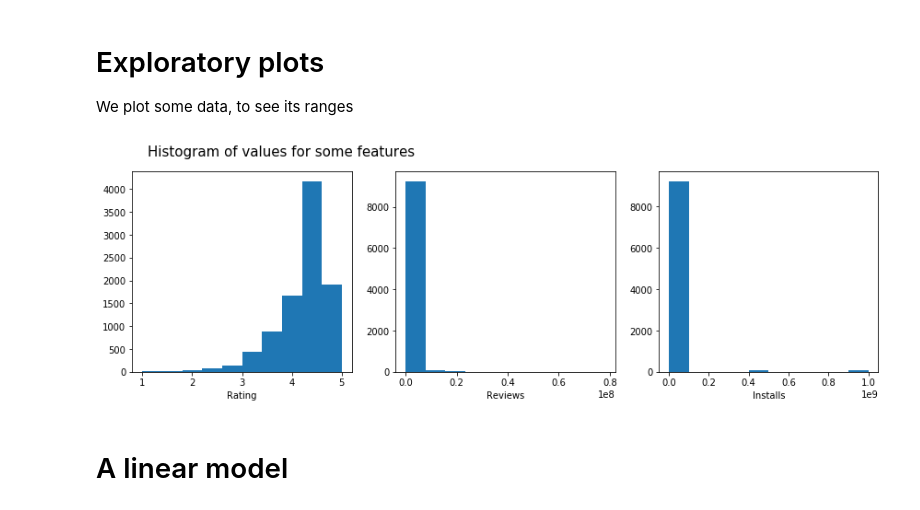
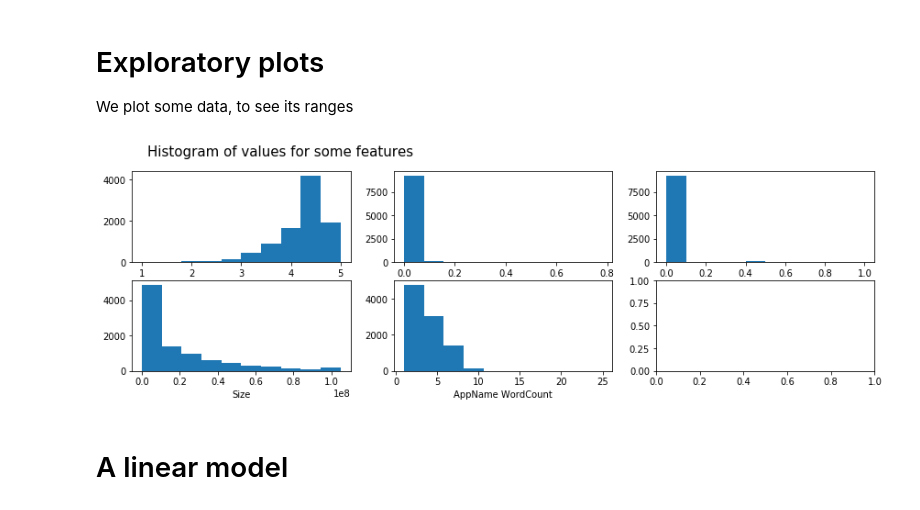
Before and after one commit to mihaighidoveanu/data-science-lab, a Jupyter notebook: AndroidScience.ipynb, the cells around one changed output. Saved outputs shown, nothing was run; the diff lists cells and outputs as text; code cells hidden in the pictures.

```diff
--- a/AndroidScience.ipynb
+++ b/AndroidScience.ipynb
@@ -99,7 +80,9 @@ def vs_transform(version):
     if version == 'Varies with device':
         return -1
     if version == np.NaN or version == np.nan:
-        return np.NaN
+        return np.nan
     return version[0]
-df['major_version'] = df['Current Ver'].astype(str).apply(vs_transform)
-df['min_android_version'] = df['Android Ver'].astype(str).apply(vs_transform)
+# there are some edge cases that still need to be cared about
+df['Current Ver'].astype(str).sort_values()[-1600:]
+# df['major_version'] = df['Current Ver'].astype(str).apply(vs_transform).astype(int)
+# df['Android Ver'].astype(str).apply(vs_transform).astype(int)
@@ -136,14 +149,18 @@ dfn = df[~df['rating_complete'].isnull()]
 # Exploratory plots
 We plot some data, to see its ranges
 # %%
-fig, axs = plt.subplots(nrows = 1, ncols = 3);
+fig, axs = plt.subplots(nrows = 2, ncols = 3);
 fig.suptitle('Histogram of values for some features', fontsize = 15);
-axs[0].hist(dfp['rating_complete']);
-axs[0].set_xlabel('Rating');
-axs[1].hist(dfp['Reviews']);
-axs[1].set_xlabel('Reviews');
-axs[2].hist(dfp['Installs']);
-axs[2].set_xlabel('Installs');
+axs[0][0].hist(dfn['rating_complete']);
+axs[0][0].set_xlabel('Rating');
+axs[0][1].hist(dfn['Reviews']);
+axs[0][1].set_xlabel('Reviews');
+axs[0][2].hist(dfn['Installs']);
+axs[0][2].set_xlabel('Installs');
+axs[1][0].hist(dfn['Size']);
+axs[1][0].set_xlabel('Size');
+axs[1][1].hist(dfn['appname_wc']);
+axs[1][1].set_xlabel('AppName WordCount');
 fig.subplots_adjust(right = 2);
 # %% [output]
-[figure, old version]
+[figure, new version]
```
Also changed, not shown: parts of 7 cells of this notebook.
